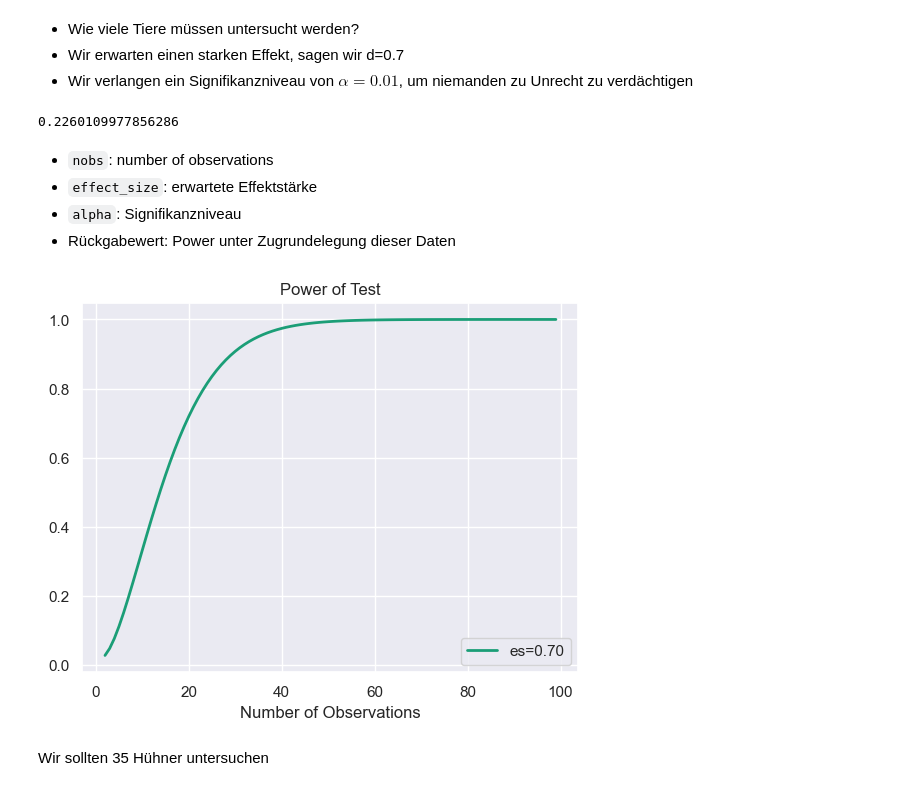
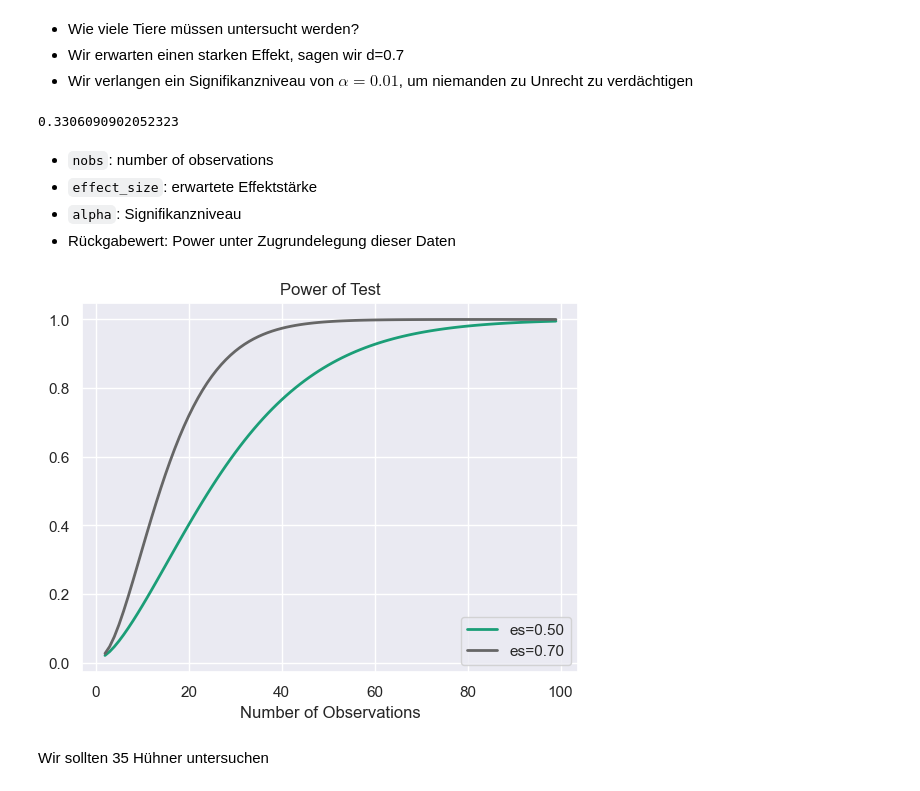
Before and after one commit to Ruediger-Braun/mfb2425, a Jupyter notebook: lektion13.ipynb, the cells around one changed output. Saved outputs shown, nothing was run; the diff lists cells and outputs as text; code cells hidden in the pictures.

```diff
--- a/lektion13.ipynb
+++ b/lektion13.ipynb
@@ -435,19 +435,19 @@ import statsmodels.stats.power as smp
 # %%
 poweranalyse = smp.TTestPower()
 # %%
-poweranalyse.power(effect_size=0.7, alpha=0.01, nobs=10)
+poweranalyse.power(effect_size=0.7, alpha=0.01, nobs=10, alternative="larger")
 # %% [output]
-0.2260109977856286
+0.3306090902052323
 # %% [markdown]
 * `nobs`: number of observations
 * `effect_size`: erwartete Effektstärke
 * `alpha`: Signifikanzniveau
 * Rückgabewert:  Power unter Zugrundelegung dieser Daten
 # %%
-poweranalyse.plot_power(effect_size=[0.7], alpha=0.01, nobs=np.arange(2,100),
+poweranalyse.plot_power(effect_size=[0.5,0.7], alpha=0.01, nobs=np.arange(2,100),
                          alternative='larger');
 # %% [output]
-[figure, old version]
+[figure, new version]
 # %% [markdown]
 Wir sollten 35 Hühner untersuchen
 # %%
```
Also changed, not shown: parts of 5 cells of this notebook.
